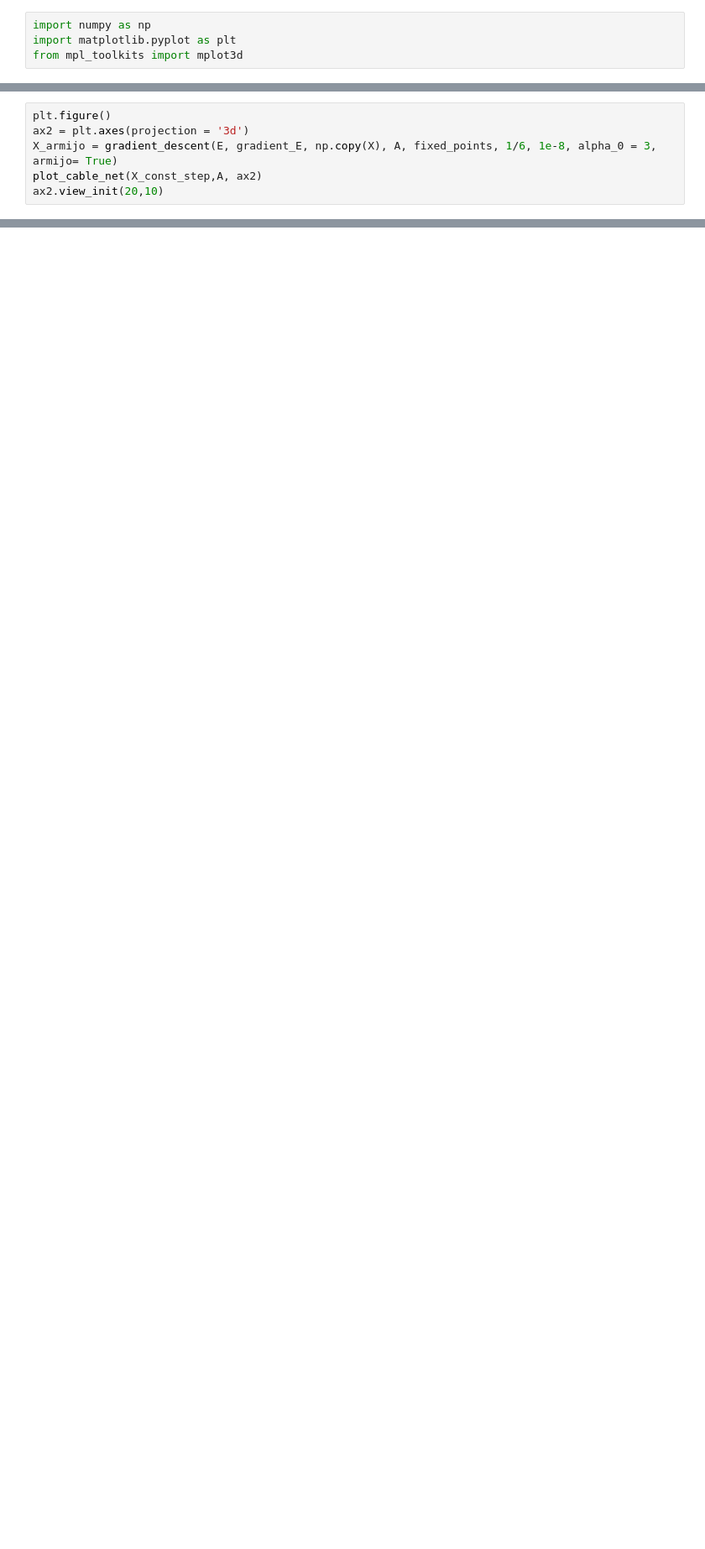
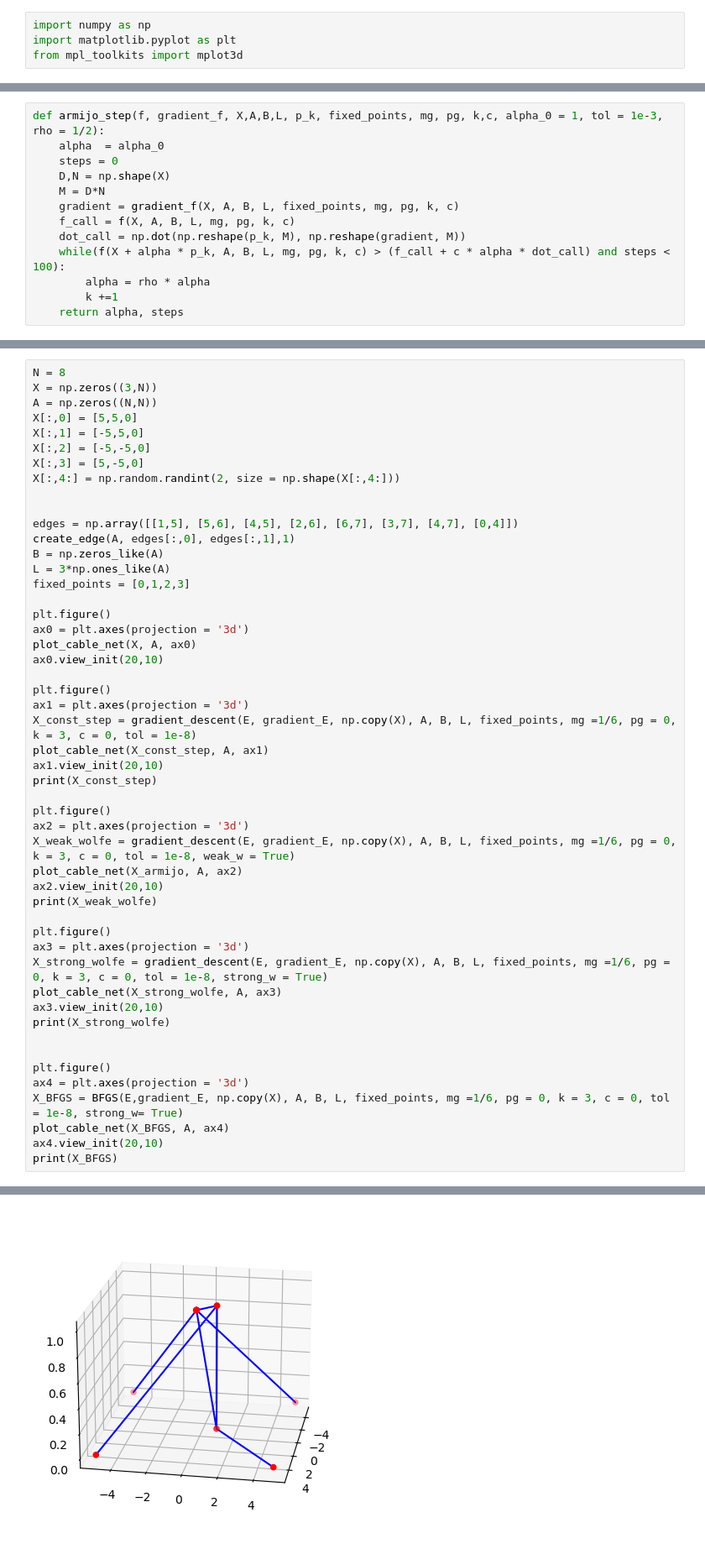
Before and after one commit to markus0800/Project_TMA4180, a Jupyter notebook: project.ipynb, the cells around one changed output, grey strips where cells are left out. Shown at 84% size. Saved outputs shown, nothing was run; the diff lists cells and outputs as text; blank space fills up the shorter version.

```diff
--- a/project.ipynb
+++ b/project.ipynb
@@ -374,6 +4,0 @@ number of gradient descent steps = 281, number of step size optimization = 0, no
-# %%
-plt.figure()
-ax2 = plt.axes(projection = '3d')
-X_armijo = gradient_descent(E, gradient_E, np.copy(X), A, fixed_points, 1/6, 1e-8, alpha_0 = 3, armijo= True)
-plot_cable_net(X_const_step,A, ax2)
-ax2.view_init(20,10)
@@ -422,0 +109,13 @@ number of steps = 83, norm of gradient = 8.591269426568908e-14, Energy = -3.7248
+# %%
+def armijo_step(f, gradient_f, X,A,B,L, p_k, fixed_points, mg, pg, k,c, alpha_0 = 1, tol = 1e-3, rho = 1/2):
+    alpha  = alpha_0
+    steps = 0
+    D,N = np.shape(X)
+    M = D*N
+    gradient = gradient_f(X, A, B, L, fixed_points, mg, pg, k, c)
+    f_call = f(X, A, B, L, mg, pg, k, c)
+    dot_call = np.dot(np.reshape(p_k, M), np.reshape(gradient, M))
+    while(f(X + alpha * p_k, A, B, L, mg, pg, k, c) > (f_call + c * alpha * dot_call) and steps < 100):
+        alpha = rho * alpha
+        k +=1
+    return alpha, steps
@@ -422,0 +319,51 @@ number of steps = 83, norm of gradient = 8.591269426568908e-14, Energy = -3.7248
+# %%
+N = 8
+X = np.zeros((3,N))
+A = np.zeros((N,N))
+X[:,0] = [5,5,0]
+X[:,1] = [-5,5,0]
+X[:,2] = [-5,-5,0]
+X[:,3] = [5,-5,0]
+X[:,4:] = np.random.randint(2, size = np.shape(X[:,4:]))
+
+
+edges = np.array([[1,5], [5,6], [4,5], [2,6], [6,7], [3,7], [4,7], [0,4]])
+create_edge(A, edges[:,0], edges[:,1],1)
+B = np.zeros_like(A)
+L = 3*np.ones_like(A)
+fixed_points = [0,1,2,3]
+
+plt.figure()
+ax0 = plt.axes(projection = '3d')
+plot_cable_net(X, A, ax0)
+ax0.view_init(20,10)
+
+plt.figure()
+ax1 = plt.axes(projection = '3d')
+X_const_step = gradient_descent(E, gradient_E, np.copy(X), A, B, L, fixed_points, mg =1/6, pg = 0, k = 3, c = 0, tol = 1e-8)
+plot_cable_net(X_const_step, A, ax1)
+ax1.view_init(20,10)
+print(X_const_step)
+
+plt.figure()
+ax2 = plt.axes(projection = '3d')
+X_weak_wolfe = gradient_descent(E, gradient_E, np.copy(X), A, B, L, fixed_points, mg =1/6, pg = 0, k = 3, c = 0, tol = 1e-8, weak_w = True)
+plot_cable_net(X_armijo, A, ax2)
+ax2.view_init(20,10)
+print(X_weak_wolfe)
+
+plt.figure()
+ax3 = plt.axes(projection = '3d')
+X_strong_wolfe = gradient_descent(E, gradient_E, np.copy(X), A, B, L, fixed_points, mg =1/6, pg = 0, k = 3, c = 0, tol = 1e-8, strong_w = True)
+plot_cable_net(X_strong_wolfe, A, ax3)
+ax3.view_init(20,10)
+print(X_strong_wolfe)
+
+
+plt.figure()
+ax4 = plt.axes(projection = '3d')
+X_BFGS = BFGS(E,gradient_E, np.copy(X), A, B, L, fixed_points, mg =1/6, pg = 0, k = 3, c = 0, tol = 1e-8, strong_w= True)
+plot_cable_net(X_BFGS, A, ax4)
+ax4.view_init(20,10)
+print(X_BFGS)
+# %% [output]
@@ -422,0 +386 @@ number of steps = 83, norm of gradient = 8.591269426568908e-14, Energy = -3.7248
+[figure, added]
```
Also changed, not shown: parts of 37 cells of this notebook.
